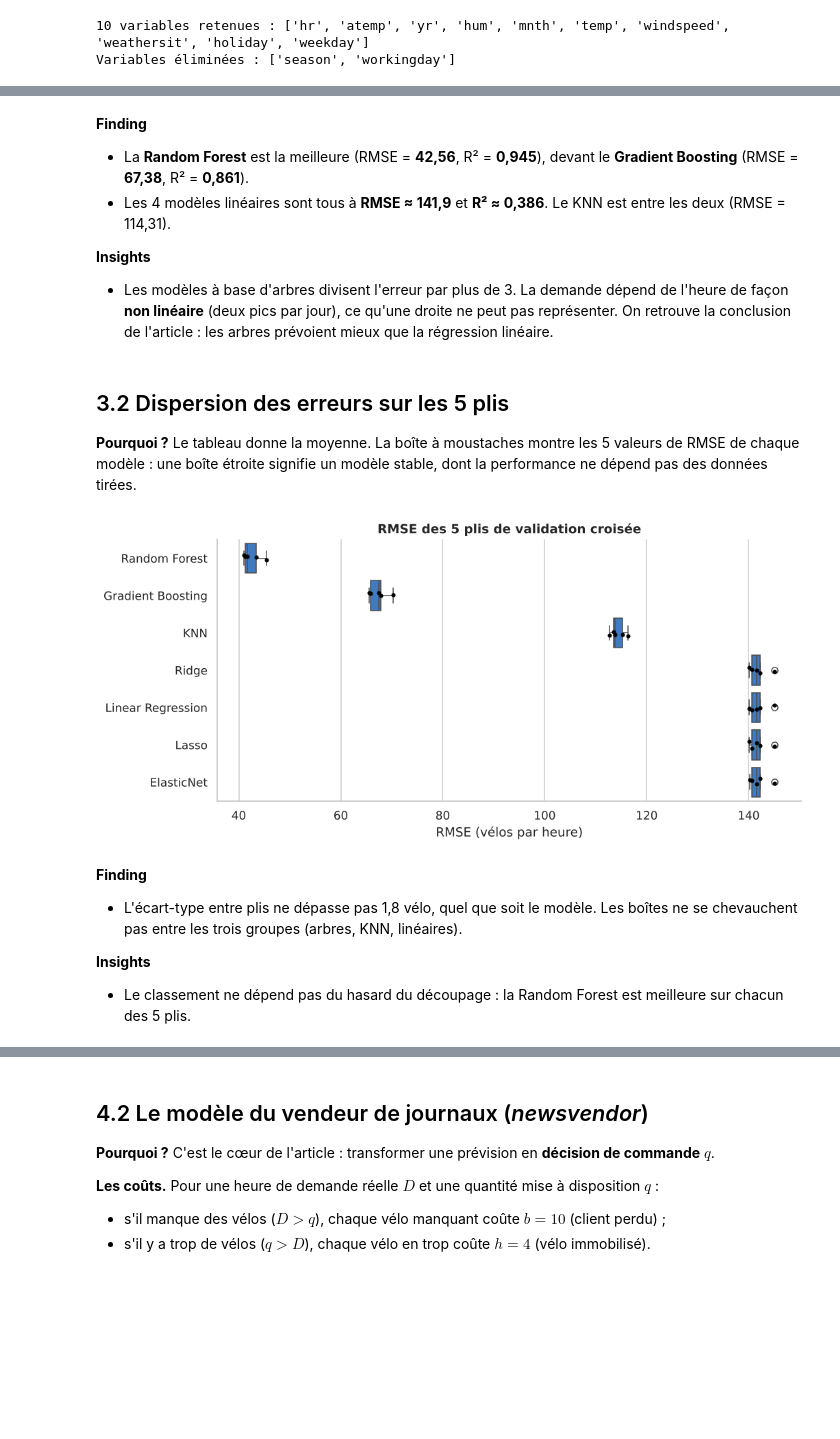
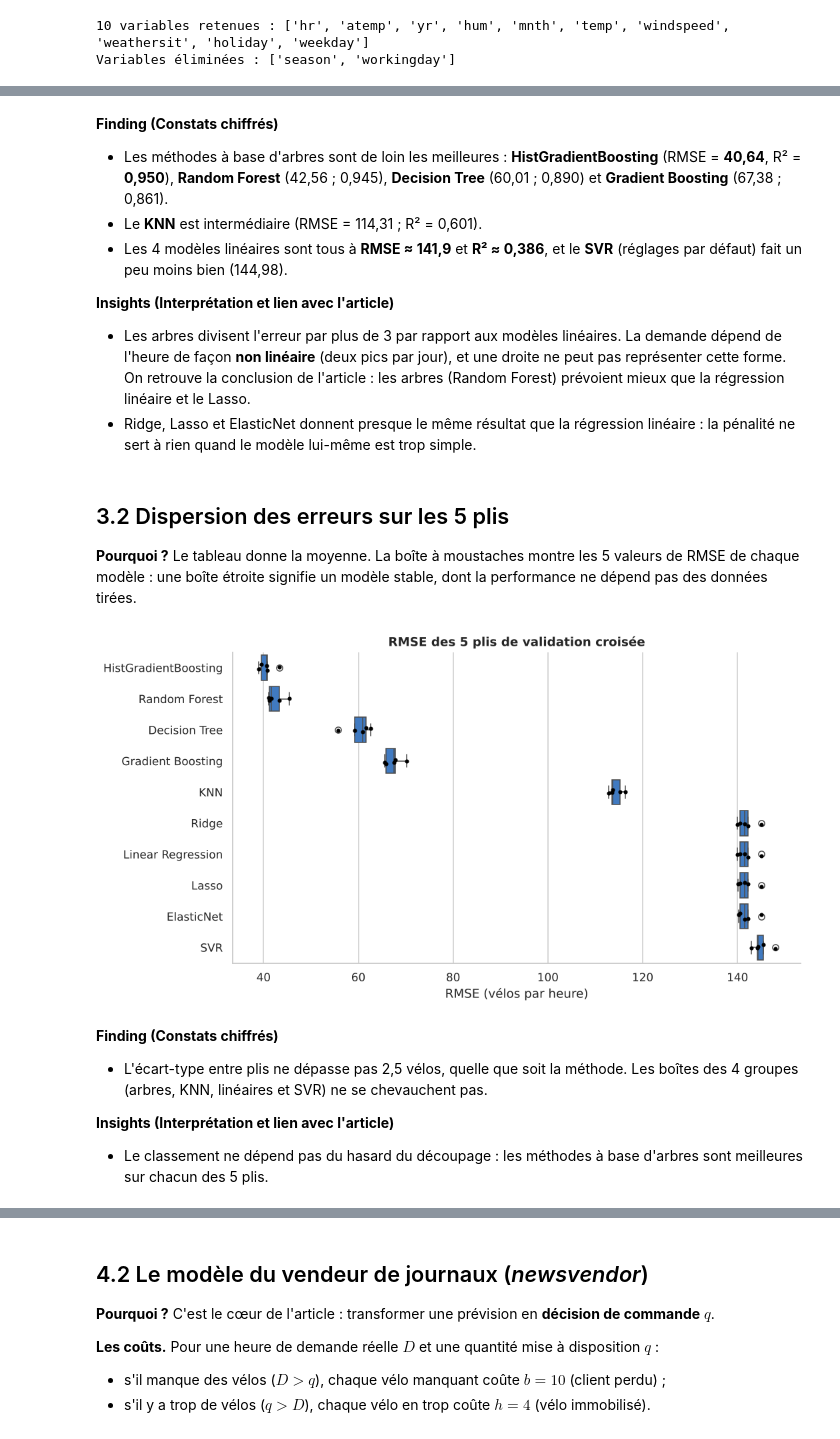
Before and after one commit to eliasbelme/eliasbelme.github.io, a Jupyter notebook: TP_GP27_FBNV.ipynb, the cells around one changed output, grey strips where cells are left out. Drawn from its saved outputs; the diff is of its cells as text; code cells hidden in the pictures; blank space fills up the shorter version.

```diff
--- a/TP_GP27_FBNV.ipynb
+++ b/TP_GP27_FBNV.ipynb
@@ -568,8 +624,11 @@ modeles = {
     "Ridge": make_pipeline(StandardScaler(), Ridge(alpha=1.0)),
     "ElasticNet": make_pipeline(StandardScaler(), ElasticNet(alpha=0.1, l1_ratio=0.5, random_state=RANDOM_STATE)),
     "KNN": make_pipeline(StandardScaler(), KNeighborsRegressor(n_neighbors=10)),
+    "SVR": make_pipeline(StandardScaler(), SVR()),
+    "Decision Tree": DecisionTreeRegressor(random_state=RANDOM_STATE),
+    "Random Forest": RandomForestRegressor(random_state=RANDOM_STATE, n_jobs=-1),
     "Gradient Boosting": GradientBoostingRegressor(random_state=RANDOM_STATE),
-    "Random Forest": RandomForestRegressor(random_state=RANDOM_STATE, n_jobs=-1),
+    "HistGradientBoosting": HistGradientBoostingRegressor(random_state=RANDOM_STATE),
 }
 
 resultats_cv, rmse_plis = [], {}
@@ -596,10 +658,12 @@ Tableau 3.1 : Validation croisée 5 plis (moyenne des 5 plis)
 # %% [markdown]
-**Finding**
-* La **Random Forest** est la meilleure (RMSE = **42,56**, R² = **0,945**), devant le **Gradient Boosting** (RMSE = **67,38**, R² = **0,861**).
-* Les 4 modèles linéaires sont tous à **RMSE ≈ 141,9** et **R² ≈ 0,386**. Le KNN est entre les deux (RMSE = 114,31).
+**Finding (Constats chiffrés)**
+* Les méthodes à base d'arbres sont de loin les meilleures : **HistGradientBoosting** (RMSE = **40,64**, R² = **0,950**), **Random Forest** (42,56 ; 0,945), **Decision Tree** (60,01 ; 0,890) et **Gradient Boosting** (67,38 ; 0,861).
+* Le **KNN** est intermédiaire (RMSE = 114,31 ; R² = 0,601).
+* Les 4 modèles linéaires sont tous à **RMSE ≈ 141,9** et **R² ≈ 0,386**, et le **SVR** (réglages par défaut) fait un peu moins bien (144,98).
 
-**Insights**
-* Les modèles à base d'arbres divisent l'erreur par plus de 3. La demande dépend de l'heure de façon **non linéaire** (deux pics par jour), ce qu'une droite ne peut pas représenter. On retrouve la conclusion de l'article : les arbres prévoient mieux que la régression linéaire.
+**Insights (Interprétation et lien avec l'article)**
+* Les arbres divisent l'erreur par plus de 3 par rapport aux modèles linéaires. La demande dépend de l'heure de façon **non linéaire** (deux pics par jour), et une droite ne peut pas représenter cette forme. On retrouve la conclusion de l'article : les arbres (Random Forest) prévoient mieux que la régression linéaire et le Lasso.
+* Ridge, Lasso et ElasticNet donnent presque le même résultat que la régression linéaire : la pénalité ne sert à rien quand le modèle lui-même est trop simple.
 # %% [markdown]
 ## 3.2 Dispersion des erreurs sur les 5 plis
 
@@ -607,20 +671,20 @@ Tableau 3.1 : Validation croisée 5 plis (moyenne des 5 plis)
 # %%
 ordre = tab_cv["Modèle"].tolist()
 plis = pd.DataFrame(rmse_plis)[ordre].melt(var_name="Modèle", value_name="RMSE")
-fig, ax = plt.subplots(figsize=(10, 4.5))
+fig, ax = plt.subplots(figsize=(10, 5.5))
 sns.boxplot(x="RMSE", y="Modèle", data=plis, color=BLEU, ax=ax)
 sns.stripplot(x="RMSE", y="Modèle", data=plis, color="black", size=4, ax=ax)
 ax.set(title="RMSE des 5 plis de validation croisée", xlabel="RMSE (vélos par heure)", ylabel="")
 sauver(fig, "fig7_boxplot_cv")
 plt.show()
 # %% [output]
-[figure, old version]
+[figure, new version]
 # %% [markdown]
-**Finding**
-* L'écart-type entre plis ne dépasse pas 1,8 vélo, quel que soit le modèle. Les boîtes ne se chevauchent pas entre les trois groupes (arbres, KNN, linéaires).
+**Finding (Constats chiffrés)**
+* L'écart-type entre plis ne dépasse pas 2,5 vélos, quelle que soit la méthode. Les boîtes des 4 groupes (arbres, KNN, linéaires et SVR) ne se chevauchent pas.
 
-**Insights**
-* Le classement ne dépend pas du hasard du découpage : la Random Forest est meilleure sur chacun des 5 plis.
+**Insights (Interprétation et lien avec l'article)**
+* Le classement ne dépend pas du hasard du découpage : les méthodes à base d'arbres sont meilleures sur chacun des 5 plis.
 # %% [markdown]
 # Étape 4 : Optimisation des stocks, Two-Step contre One-Step FBNV
 
```
Also changed, not shown: parts of 42 cells of this notebook, 5 other files.
